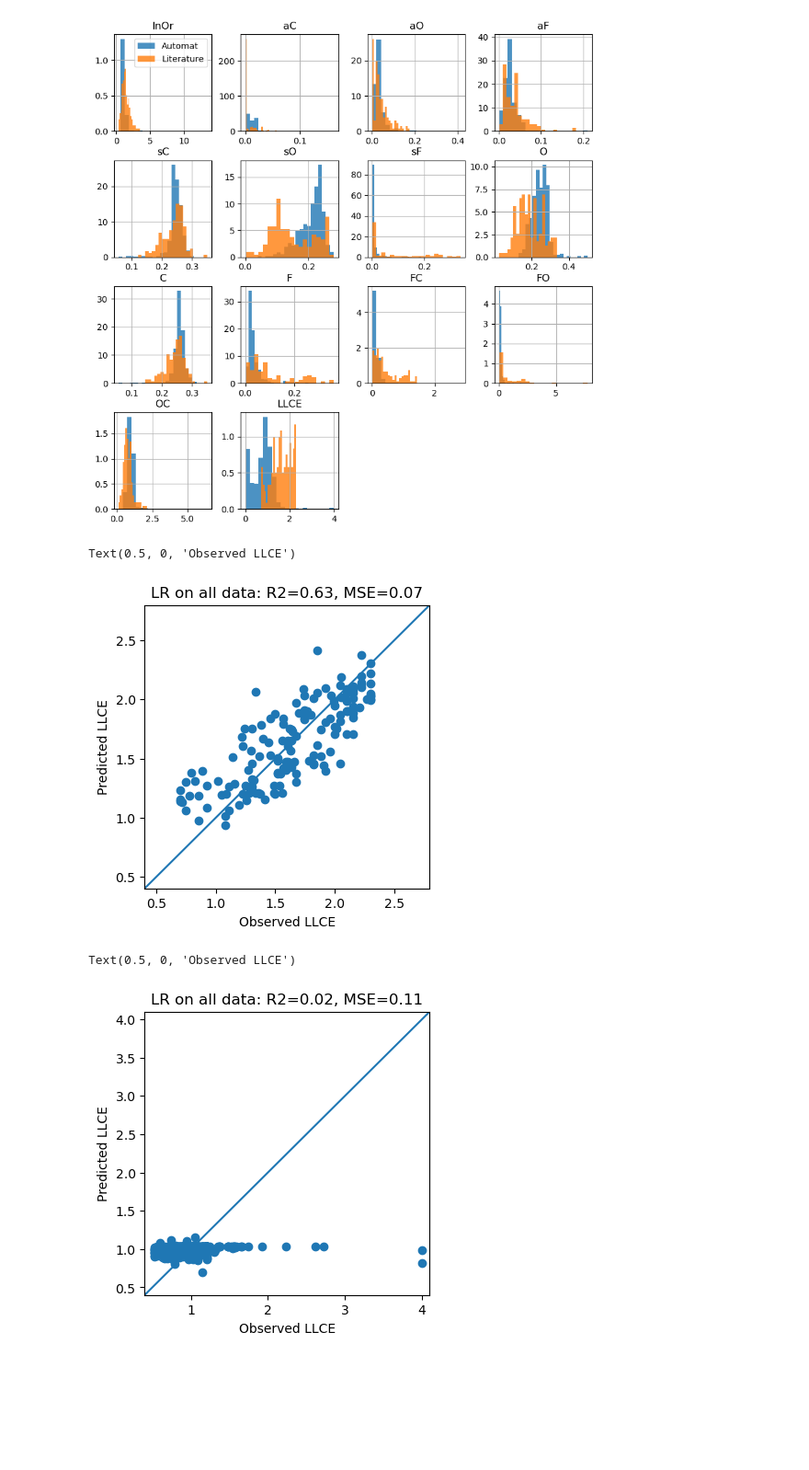
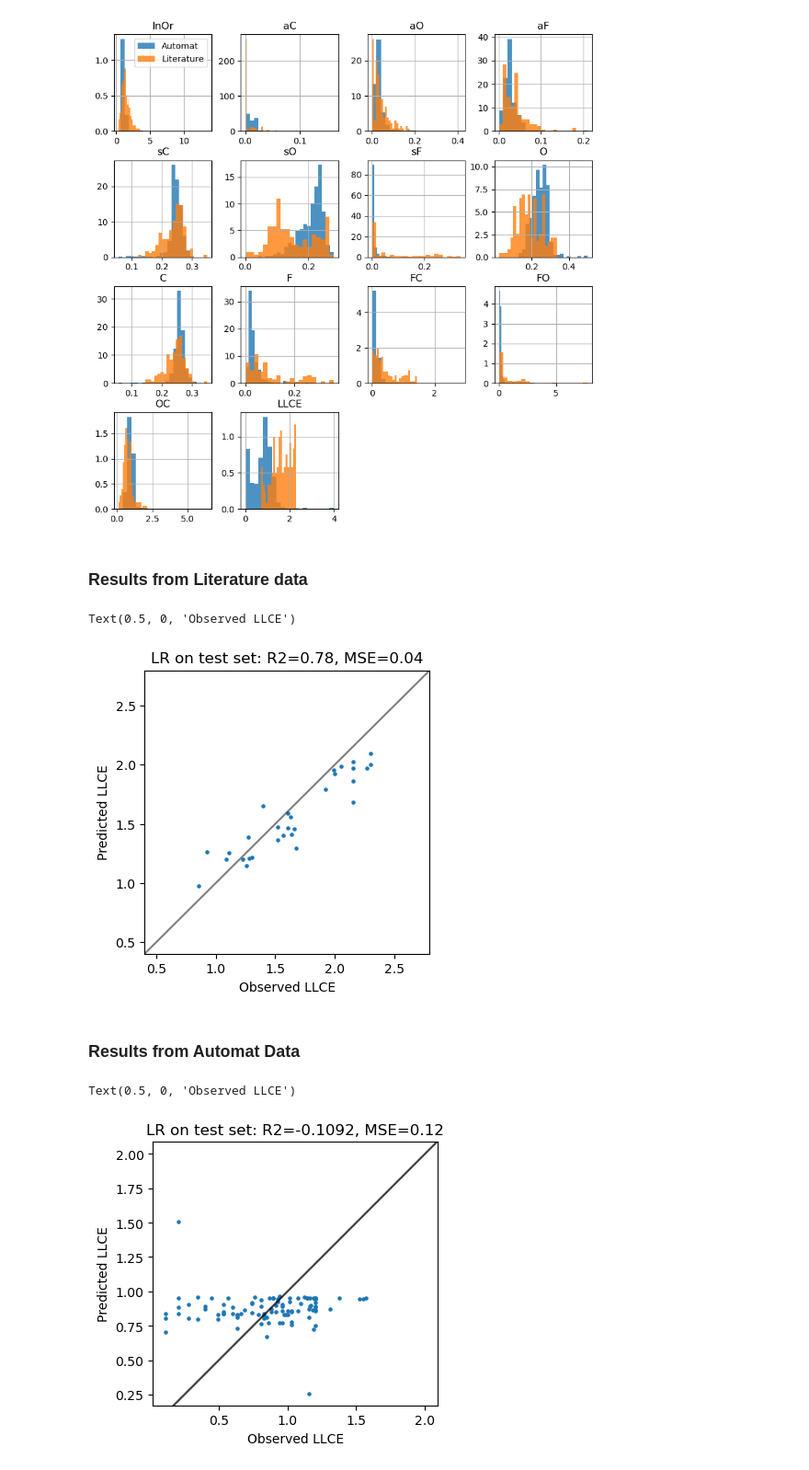
Before and after one commit to zleung9/bo-electrolyte, a Jupyter notebook: notebooks/feature_extraction_elemental_composition.ipynb, the cells around one changed output. Shown at 92% size. Cells and saved outputs as stored; diff of their text form; code cells hidden in the pictures; blank space fills up the shorter version.

Commit message:
Update RF and LR resutl with train/test splitting.

```diff
--- a/notebooks/feature_extraction_elemental_composition.ipynb
+++ b/notebooks/feature_extraction_elemental_composition.ipynb
@@ -395,48 +397,61 @@ for j, col in enumerate(df_final.columns):
 plt.show()
 # %% [output]
 [figure]
+# %% [markdown]
+### Results from Literature data
 # %%
 select = df_cy["LLCE"] > 0.5
 X = df_cy.loc[select, ["sO", "aC", "InOr", "FO"]]
-y = df_cy.loc[select, ["LLCE"]]
+y_truth = df_cy.loc[select, ["LLCE"]]
 
-reg = LinearRegression().fit(X, y)
-y_truth = y.squeeze().to_numpy()
-y_pred = reg.predict(X).squeeze()
-R2 = reg.score(X, y)
-mse = mean_squared_error(y_truth, y_pred)
+X_train, X_test, y_train, y_test = train_test_split(X, y_truth, test_size=0.2, random_state=42)
+
+model = LinearRegression()
+model.fit(X_train, y_train)
+R2_train = model.score(X_train, y_train)
+
+y_pred = model.predict(X_test).squeeze()
+R2_test = model.score(X_test, y_test)
+mse = mean_squared_error(y_test, y_pred)
 
 fig, ax = plt.subplots(figsize=(4, 4))
-ax.scatter(y_truth, y_pred)
-ax.axline((2, 2), slope=1)
-ax.set_title(f"LR on all data: R2={R2:.2f}, MSE={mse:.2f}")
+ax.scatter(y_test, y_pred, s=5)
+ax.axline((2, 2), slope=1, color="k", alpha=0.5)
+ax.set_title(f"LR on test set: R2={R2_test:.2f}, MSE={mse:.2f}")
 ax.set_xlim([0.4, 2.8])
 ax.set_ylim([0.4, 2.8])
 ax.set_ylabel("Predicted LLCE")
 ax.set_xlabel("Observed LLCE")
 # %% [output]
 Text(0.5, 0, 'Observed LLCE')
-[figure, old version]
+[figure, new version]
+# %% [markdown]
+### Results from Automat Data
 # %%
-select = df_final["LLCE"] > 0.5
-X = df_final.loc[select, ["sO", "aC", "InOr", "FO"]]
-y = df_final.loc[select, ["LLCE"]]
+select = df_final["LLCE"] > 0
+X = df_final.loc[select, ["sO", "aC", "InOr", "FO"]].to_numpy()
+y_truth = df_final.loc[select, ["LLCE"]].to_numpy().squeeze()
 
-reg = LinearRegression().fit(X, y)
-y_truth = y.squeeze().to_numpy()
-y_pred = reg.predict(X).squeeze()
-R2 = reg.score(X, y)
-mse = mean_squared_error(y_truth, y_pred)
+X_train, X_test, y_train, y_test = train_test_split(X, y_truth, test_size=0.2, random_state=42)
+
+model = LinearRegression()
+model.fit(X_train, y_train)
+R2_train = model.score(X_train, y_train)
+
+y_pred = model.predict(X_test).squeeze()
+R2_test = model.score(X_test, y_test)
+mse = mean_squared_error(y_test, y_pred)
 
 fig, ax = plt.subplots(figsize=(4, 4))
-ax.scatter(y_truth, y_pred)
-ax.axline((2, 2), slope=1)
-ax.set_title(f"LR on all data: R2={R2:.2f}, MSE={mse:.2f}")
-ax.set_xlim([0.4, 4.1])
-ax.set_ylim([0.4, 4.1])
+ax.axline((1, 1), slope=1, color="k", alpha=0.5)
+ax.scatter(y_test, y_pred, s=5)
+# ax.axis("equal")
+ax.set_aspect('equal', adjustable='box')
+ax.axline((2, 2), slope=1, color="k", alpha=0.5)
+ax.set_title(f"LR on test set: R2={R2_test:.4f}, MSE={mse:.2f}")
 ax.set_ylabel("Predicted LLCE")
 ax.set_xlabel("Observed LLCE")
 # %% [output]
 Text(0.5, 0, 'Observed LLCE')
-[figure, old version]
+[figure, new version]
 # %%
```
Also changed, not shown: parts of 8 cells of this notebook.
